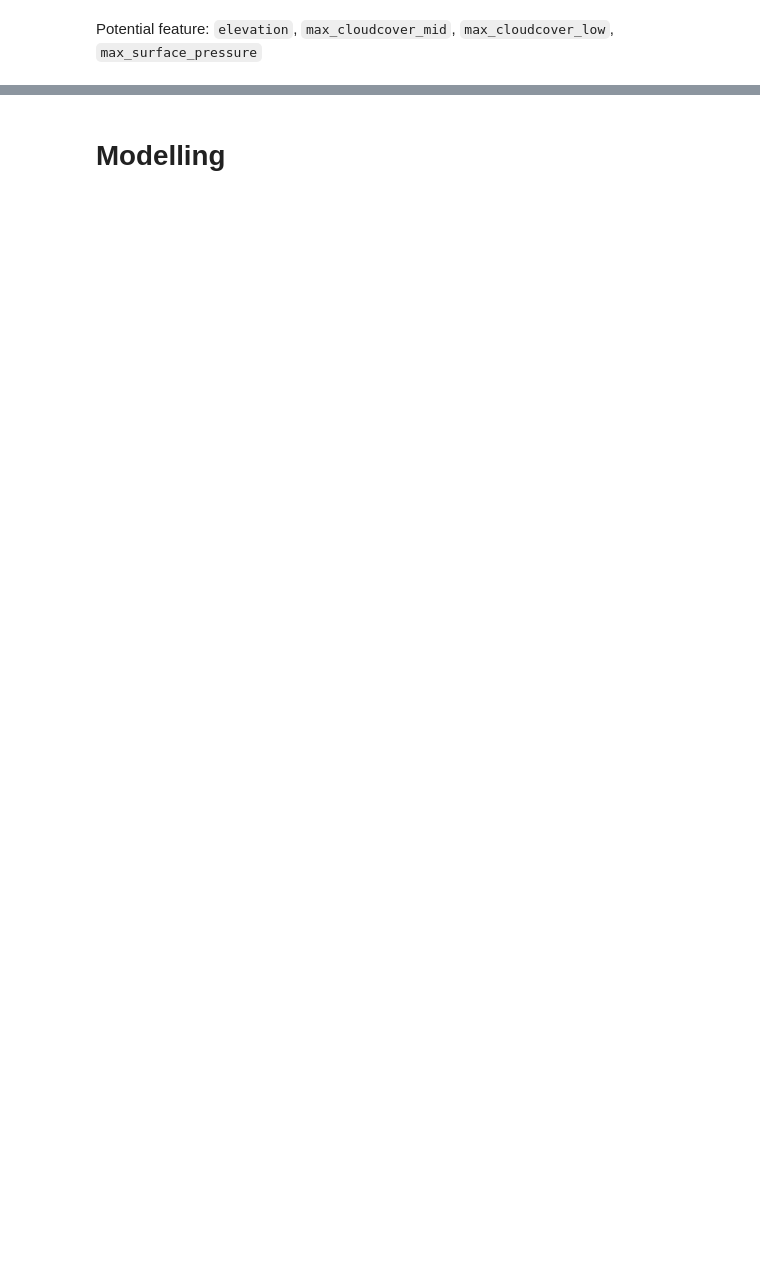
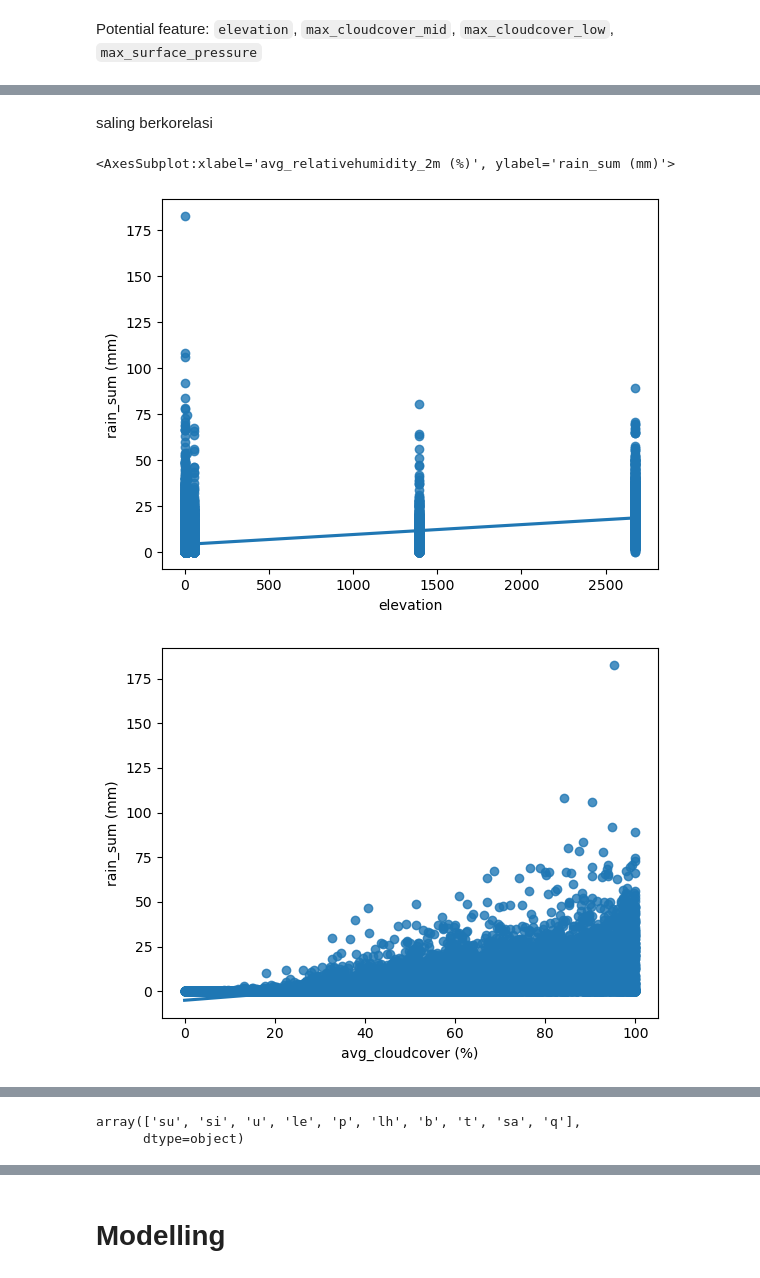
Before and after one commit to FelixFern/Arkavidia-2023-ODE, a Jupyter notebook: Arkavidia.ipynb, the cells around one changed output, grey strips where cells are left out. Cells and saved outputs as stored; diff of their text form; code cells hidden in the pictures; blank space fills up the shorter version.

```diff
--- a/Arkavidia.ipynb
+++ b/Arkavidia.ipynb
@@ -277,0 +302,14 @@ heatmap.set_title('Features Correlating with Rain Sum [Sum]', fontdict={'fontsiz
+# %% [markdown]
+saling berkorelasi
+# %%
+# cleaned_train[['elevation', 'avg_cloudcover (%)', 'avg_relativehumidity_2m (%)', 'rain_sum (mm)']]
+plt.figure()
+sns.regplot(data=cleaned_train, x='elevation', y='rain_sum (mm)')
+plt.figure()
+sns.regplot(data=cleaned_train, x='avg_cloudcover (%)', y='rain_sum (mm)')
+plt.figure()
+sns.regplot(data=cleaned_train, x='avg_relativehumidity_2m (%)', y='rain_sum (mm)')
+# %% [output]
+<AxesSubplot:xlabel='avg_relativehumidity_2m (%)', ylabel='rain_sum (mm)'>
+[figure, added]
+[figure, added]
@@ -277,0 +317,5 @@ heatmap.set_title('Features Correlating with Rain Sum [Sum]', fontdict={'fontsiz
+# %%
+cleaned_train['city'].unique()
+# %% [output]
+array(['su', 'si', 'u', 'le', 'p', 'lh', 'b', 't', 'sa', 'q'],
+      dtype=object)
```
Also changed, not shown: parts of 11 cells of this notebook.
